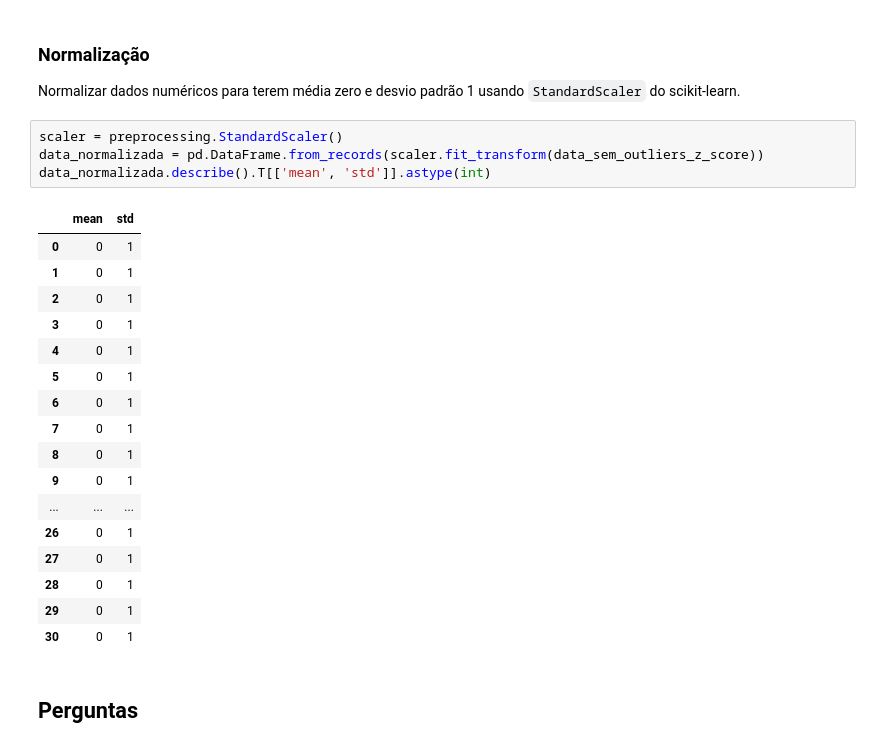
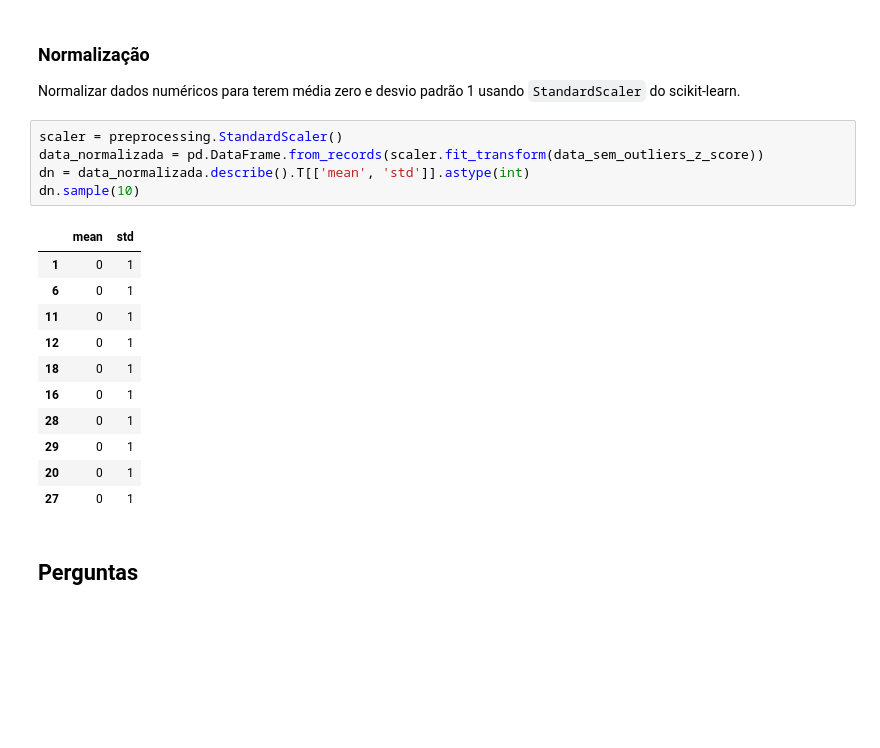
Before and after one commit to pveinberg/Curso_DataScience_Minsait, a Jupyter notebook: Notebooks/Aula03/pre-processamento.ipynb, the cells around one changed output. Cells and saved outputs as stored; diff of their text form; blank space fills up the shorter version.

```diff
--- a/Notebooks/Aula03/pre-processamento.ipynb
+++ b/Notebooks/Aula03/pre-processamento.ipynb
@@ -409,25 +393,20 @@ Normalizar dados numéricos para terem média zero e desvio padrão 1 usando `St
 # %%
 scaler = preprocessing.StandardScaler()
 data_normalizada = pd.DataFrame.from_records(scaler.fit_transform(data_sem_outliers_z_score))
-data_normalizada.describe().T[['mean', 'std']].astype(int)
+dn = data_normalizada.describe().T[['mean', 'std']].astype(int)
+dn.sample(10)
 # %% [output]
 |  | mean | std |
-| 0 | 0 | 1 |
 | 1 | 0 | 1 |
-| 2 | 0 | 1 |
-| 3 | 0 | 1 |
-| 4 | 0 | 1 |
-| 5 | 0 | 1 |
 | 6 | 0 | 1 |
-| 7 | 0 | 1 |
-| 8 | 0 | 1 |
-| 9 | 0 | 1 |
-| ... | ... | ... |
-| 26 | 0 | 1 |
-| 27 | 0 | 1 |
+| 11 | 0 | 1 |
+| 12 | 0 | 1 |
+| 18 | 0 | 1 |
+| 16 | 0 | 1 |
 | 28 | 0 | 1 |
 | 29 | 0 | 1 |
-| 30 | 0 | 1 |
+| 20 | 0 | 1 |
+| 27 | 0 | 1 |
 # %% [markdown]
 ## Perguntas
 # %%
```
Also changed, not shown: parts of 3 cells of this notebook.
